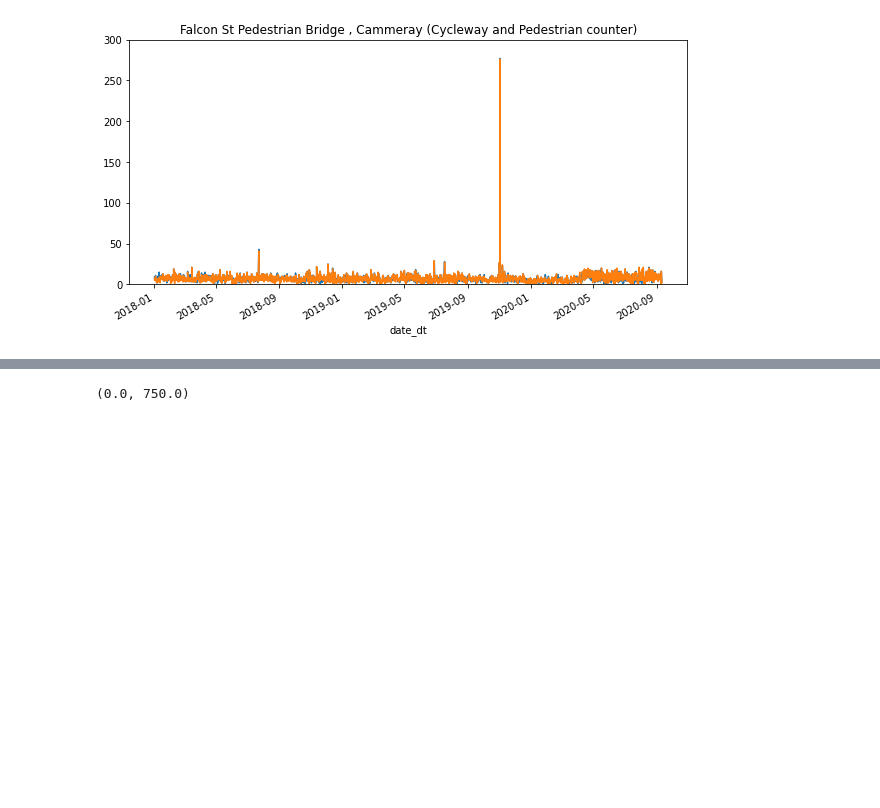
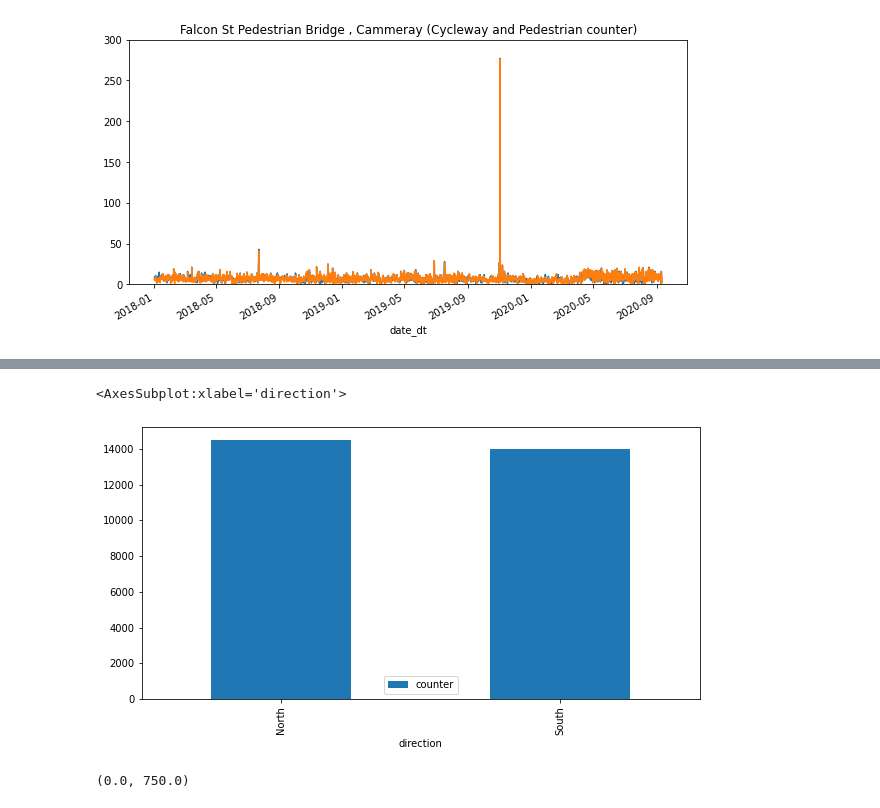
Before and after one commit to bojanasinpyjamas/data_project, a Jupyter notebook: cycleway-countsxls2018-2020.ipynb, the cells around one changed output, grey strips where cells are left out. Saved outputs shown, nothing was run; the diff lists cells and outputs as text; code cells hidden in the pictures; blank space fills up the shorter version.

```diff
--- a/cycleway-countsxls2018-2020.ipynb
+++ b/cycleway-countsxls2018-2020.ipynb
@@ -155,3 +163,8 @@ KeyError: "Columns not found: 'date_dt'"
+# %%
+cammeray_counterdf.groupby(['direction']).sum().plot(kind='bar', y='counter')
+# %% [output]
+<AxesSubplot:xlabel='direction'>
+[figure, added]
 # %%
 marrickville_counterdf = new_counterdf[new_counterdf.station=="90909"]
 marrickville_counterdf[marrickville_counterdf.direction=="East"]["counter"].plot( )
```
Also changed, not shown: parts of 3 cells of this notebook.
